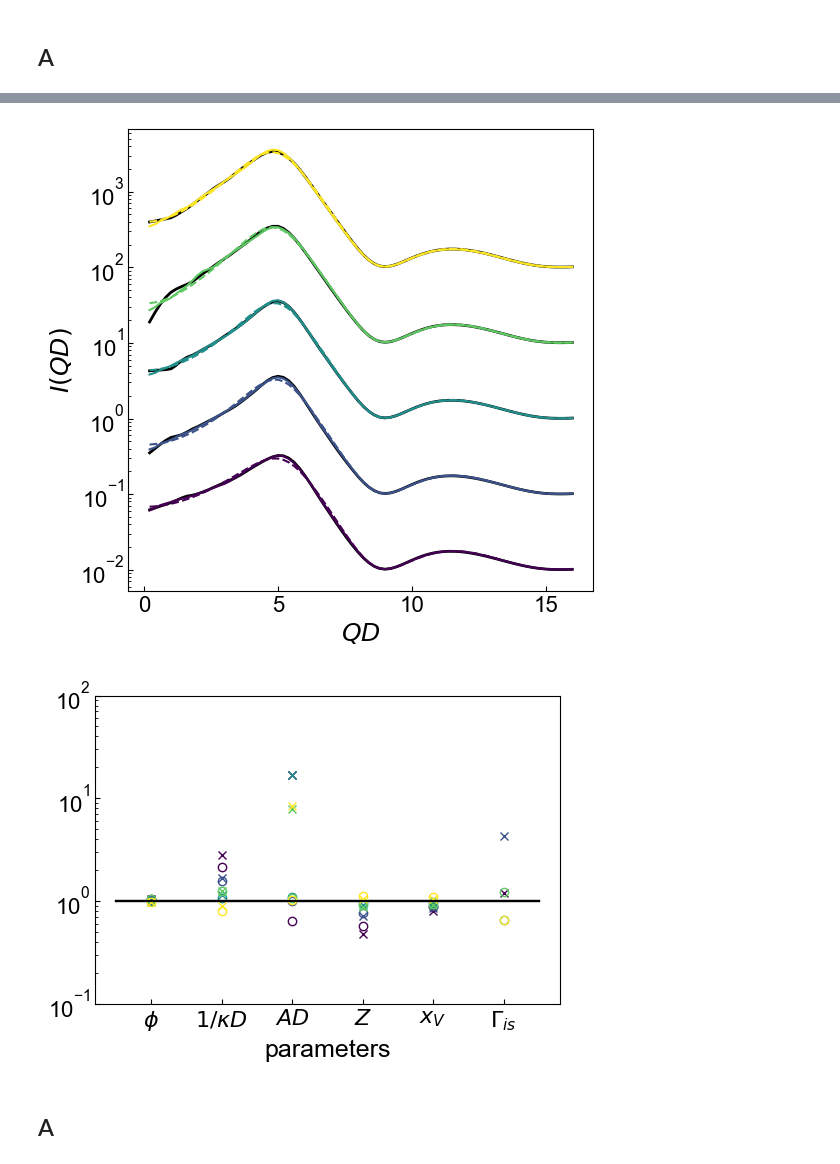
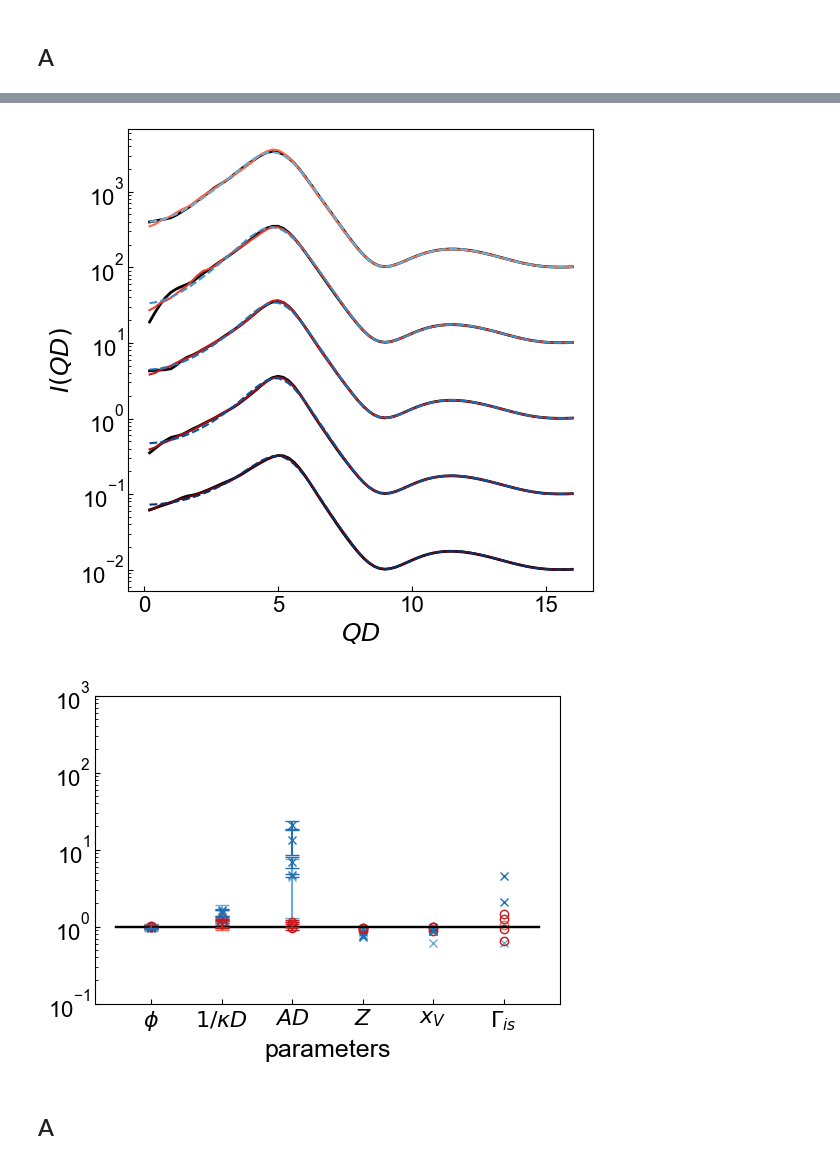
Before and after one commit to ch-tung/SQ_VAE, a Jupyter notebook: direct_param_SQ/Fit_IQ_batch.ipynb, the cells around one changed output, grey strips where cells are left out. Cells and saved outputs as stored; diff of their text form; code cells hidden in the pictures.

Commit message:
errorbar

```diff
--- a/direct_param_SQ/Fit_IQ_batch.ipynb
+++ b/direct_param_SQ/Fit_IQ_batch.ipynb
@@ -781,8 +832,9 @@ for i in range(len(parameters_list)):
     fp_GT = dict_kappa['fp_GT_list'][i]
     SQ_exp_GT = dict_kappa['SQ_exp_GT_list'][i]
 
-    r = (fp_GT[1]-kappa_list[0])/(kappa_list[-1]-kappa_list[0])
-    c = cmap(r)
+    r = (1-(fp_GT[1]-kappa_list[0])/(kappa_list[-1]-kappa_list[0]))*0.5+0.5
+    c_NN = cmap_NN(r)
+    c_RMSA = cmap_RMSA(r)
 
     IQ_exp_GT = IQ_exp(SQ_exp_GT,fp_GT)*10**i
     IQ_exp_NN = IQ_th(SQ_NN,fp_GT)*10**i
@@ -791,9 +843,9 @@ for i in range(len(parameters_list)):
     ax.plot(q,IQ_exp_GT,
             '-k', lw=2, label='ground truth')
     ax.plot(q,IQ_exp_NN,
-            '-', lw=2, label='NN', color=c)
+            '-', lw=2, label='NN', color=c_NN)
     ax.plot(q,IQ_exp_RMSA,
-            '--', lw=2, label='RMSA', color=c)
+            '--', lw=2, label='RMSA', color=c_RMSA)
 
 
 ax.set_xlabel(r'$QD$',fontsize=18)
@@ -814,15 +866,16 @@ for i in range(len(parameters_list)):
     fp_opt_NN = dict_kappa['fp_opt_NN_list'][i]
     fp_opt_RMSA = dict_kappa['fp_opt_RMSA_list'][i]
 
-    r = (fp_GT[1]-kappa_list[0])/(kappa_list[-1]-kappa_list[0])
-    c = cmap(r)
+    r = (1-(fp_GT[1]-kappa_list[0])/(kappa_list[-1]-kappa_list[0]))*0.5+0.5
+    c_NN = cmap_NN(r)
+    c_RMSA = cmap_RMSA(r)
 
     ax.plot(q,IQ_exp_GT*10**i,'-k',lw=2,
             label='ground truth')
     ax.plot(q,IQ_th(SQ_NN,fp_opt_NN)*10**i,'-',
-            label='NN', color=c)
+            label='NN', color=c_NN)
     ax.plot(q,IQ_th(SQ_RMSA,fp_opt_RMSA)*10**i,'--',
-            label='RMSA', color=c)
+            label='RMSA', color=c_RMSA)
 
     ax.set_yscale('log')
 #     ax.legend(fontsize=16,frameon=False,fancybox=False)
@@ -833,46 +886,55 @@ ax.tick_params(direction='in', axis='both', which='both', labelsize=16)
 
 plt.show()
 # %% [output]
-[figure, old version]
+[figure, new version]
 # %%
 fig = plt.figure(figsize=(6, 4))#,dpi=192)
 
 for i in range(len(parameters_list)):
     ax = plt.subplot(1, 1, 1)
 
-    fp_GT = dict_kappa['fp_GT_list'][i]
-    fp_opt_NN = dict_kappa['fp_opt_NN_list'][i]
-    fp_opt_RMSA = dict_kappa['fp_opt_RMSA_list'][i]
+    r = (1-(fp_GT[1]-kappa_list[0])/(kappa_list[-1]-kappa_list[0]))*0.5+0.5
+    c_NN = cmap_NN(r)
+    c_RMSA = cmap_RMSA(r)
 
-    r = (fp_GT[1]-kappa_list[0])/(kappa_list[-1]-kappa_list[0])
-    c = cmap(r)
+    fp_GT = dict_eta['fp_GT_list'][i]
+    fp_opt_NN = dict_eta['fp_opt_NN_list'][i]
+    fp_opt_RMSA = dict_eta['fp_opt_RMSA_list'][i]
+    fp_err_NN = dict_eta['fp_err_NN_list'][i]
+    fp_err_RMSA = dict_eta['fp_err_RMSA_list'][i]
 
 #     index = np.r_[index_free,6,7,8]
     index = [0,1,2,6,7,8]
     ax.plot(fp_opt_NN[index]/fp_GT[index],'o', fillstyle='none',
-            label='NN', color=c)
+            label='NN', color=c_NN)
     ax.plot(fp_opt_RMSA[index]/fp_GT[index],'x',
-            label='RMSA', color=c)
+            label='RMSA', color=c_RMSA)
     ax.plot([-0.5,len(index)-0.5],[1,1],'-k')
+
+    index_err = [0,1,2]
+    ax.errorbar(np.arange(len(index_err)),fp_opt_NN[index_err]/fp_GT[index_err], fp_err_NN[index_err]/fp_GT[index_err],
+           fmt='none',color=c_NN,capsize=5.0)
+    ax.errorbar(np.arange(len(index_err)),fp_opt_RMSA[index_err]/fp_GT[index_err], fp_err_RMSA[index_err]/fp_GT[index_err],
+           fmt='none',color=c_RMSA,capsize=5.0)
 
     ax.set_yscale('log')
 #     ax.legend(fontsize=16,frameon=False,fancybox=False)
-    ax.set_ylim([1e-1,1e2])
+    ax.set_ylim([1e-1,1e3])
 
     tick_labels = [r'$\phi$',r'$1/\kappa D$',r'$AD$',r'$\sigma$',r'$C$',r'$I_{\it{inc}}$',
                    r'$Z$',r'$x_{V}$',r'$\Gamma_{is}$']
     ax.set_xticks(np.arange(len(index)))
     ax.set_xticklabels([tick_labels[it] for it in index])
 
     ax.set_xlabel('parameters',fontsize=18)
 #     ax.set_ylabel(r'$I(QD)$',fontsize=18)
     ax.tick_params(direction='in', axis='both', which='both', labelsize=16)
 
 plt.show()
 # %% [output]
-[figure, old version]
+[figure, new version]
-# %% [markdown]
-## A
+# %% [markdown]
+## A
 # %%
 fig = plt.figure(figsize=(6, 6))#,dpi=192)
 ax = plt.subplot(1, 1, 1)
```
Also changed, not shown: parts of 29 cells of this notebook, 1 other file.
